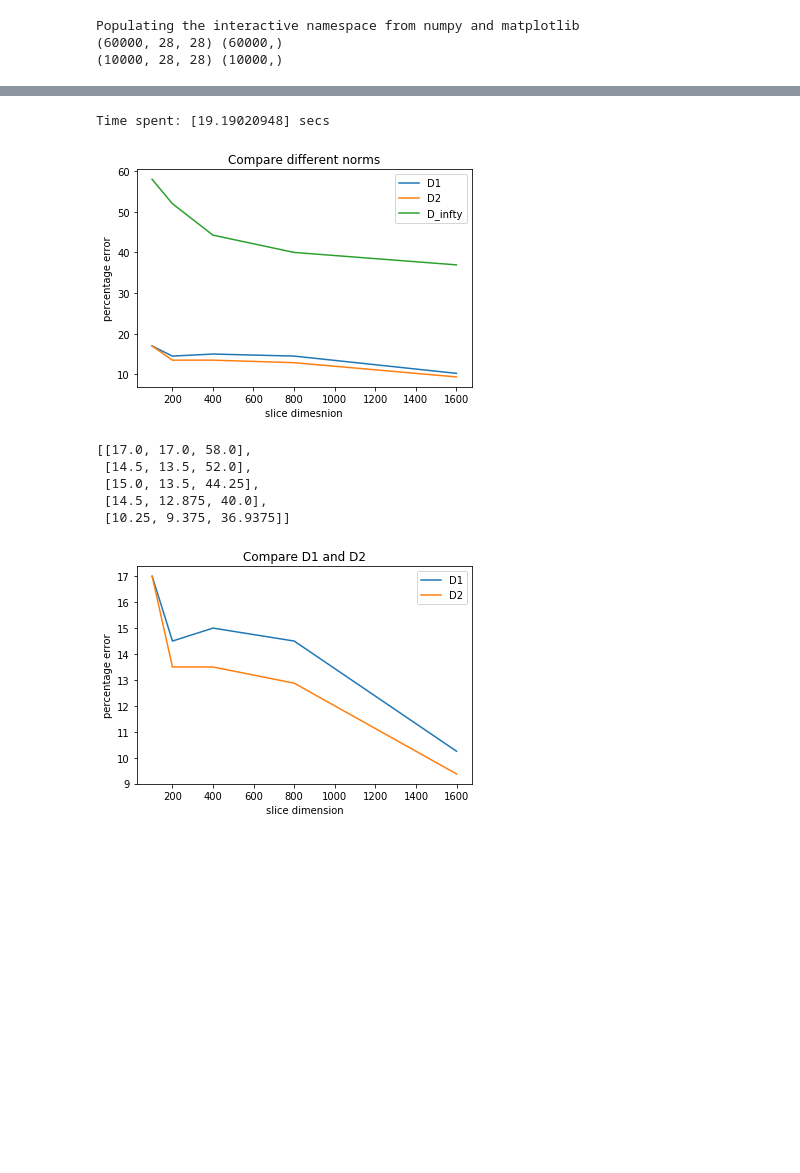
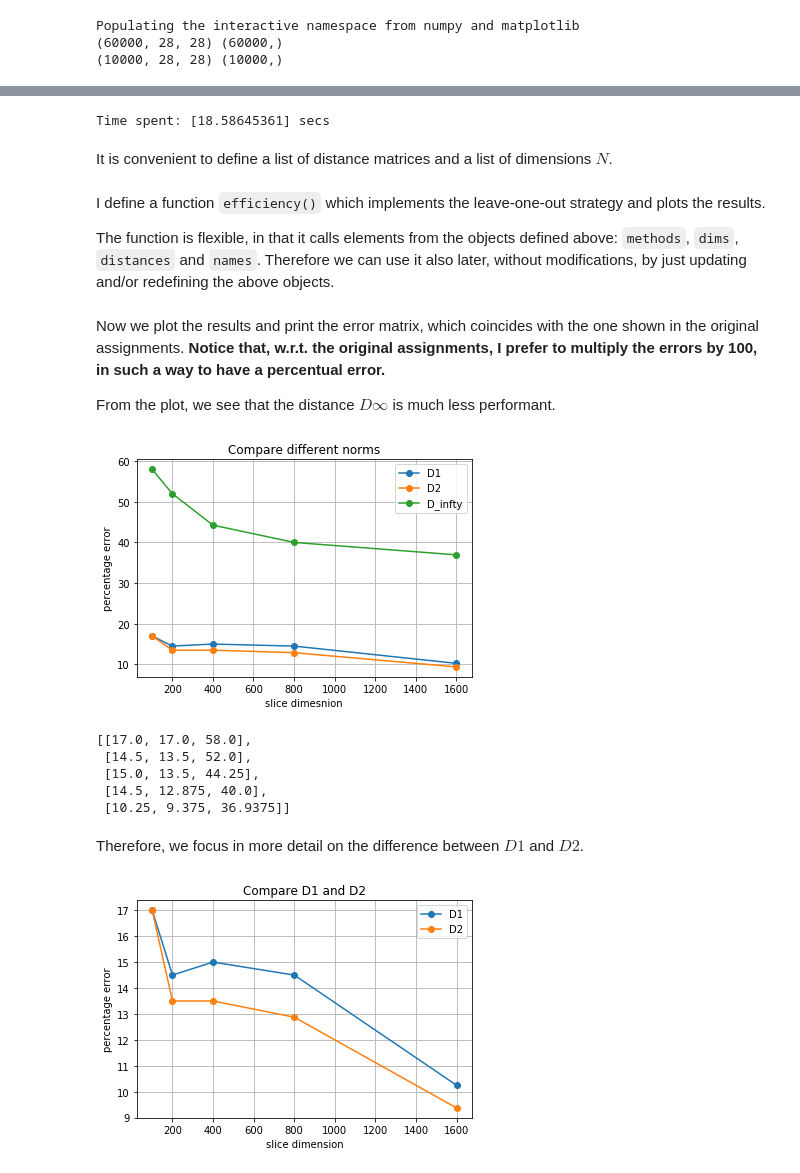
Before and after one commit to cpacilio/P1.4_seed, a Jupyter notebook: final_project/final_project_3.ipynb, the cells around one changed output, grey strips where cells are left out. Drawn from its saved outputs; the diff is of its cells as text; code cells hidden in the pictures; blank space fills up the shorter version.

```diff
--- a/final_project/final_project_3.ipynb
+++ b/final_project/final_project_3.ipynb
@@ -35,5 +53,4 @@ from scipy.integrate import simps as quad ## to integrate (but I will not use it
 # %%
 ## it is convenient to vectorize the images
-S = 1600
-v_train = [x_train[i].reshape(28*28) for i in range(S)]
-v_test = [x_test[i].reshape(28*28) for i in range(S)]
+v_train = [x_train[i].reshape(28*28) for i in range(x_train.shape[0])]
+v_test = [x_test[i].reshape(28*28) for i in range(x_test.shape[0])]
@@ -50,4 +82,4 @@ def _D1(a,b):
 
 ## define d_two
 def _D2(a,b):
-    return sqrt(square(a-b).sum())
+    return square(a-b).sum()
@@ -80,12 +125,12 @@ plt.show()
 # %%
 ## ASSIGNMENT 4 and 5
 ## precompute heavy part of the computation
-N = 1600
+
 with Timer():
-    M1 = my_func(v_train,N,_D1)
-    M2 = my_func(v_train,N,_D2)
-    M3 = my_func(v_train,N,_Dinfty)
-
-methods = [M1,M2,M3]
+    M1 = my_func(v_train,S,_D1)
+    M2 = my_func(v_train,S,_D2)
+    M3 = my_func(v_train,S,_Dinfty)
 # %% [output]
-Time spent: [19.19020948] secs
+Time spent: [18.58645361] secs
+# %% [markdown]
+It is convenient to define a list of distance matrices and a list of dimensions $N$.
@@ -92,6 +140,9 @@ Time spent: [19.19020948] secs
+# %% [markdown]
+I define a function `efficiency()` which implements the leave-one-out strategy and plots the results.
+
+The function is flexible, in that it calls elements from the objects defined above: `methods`, `dims`, `distances` and `names`. Therefore we can use it also later, without modifications, by just updating and/or redefining the above objects.
 # %%
 ## set difference dimensions to test efficiency
-dims = [100,200,400,800,1600]
 
 def efficiency():
     errors = []
@@ -110,35 +161,43 @@ def efficiency():
             loc_errors.append(error_counter*100/num)
         errors.append(loc_errors)
     for k in range(size(distances)):
-        plt.plot(dims,[errors[i][k] for i in range(size(dims)) ],label=names[distances[k]])
+        plt.plot(dims,[errors[i][k] for i in range(size(dims))],'-o',label=names[distances[k]])
     plt.legend()
     plt.xlabel('slice dimesnion')
     plt.ylabel('percentage error')
     plt.title('Compare different norms')
+    plt.grid()
     plt.show()
     return errors
+# %% [markdown]
+Now we plot the results and print the error matrix, which coincides with the one shown in the original assignments. **Notice that, w.r.t. the original assignments, I prefer to multiply the errors by 100, in such a way to have a percentual error.**
+
+From the plot, we see that the distance $D\infty$ is much less performant.
 # %%
 errors = efficiency()
 pprint(errors)
 # %% [output]
-[figure, old version]
+[figure, new version]
 [[17.0, 17.0, 58.0],
  [14.5, 13.5, 52.0],
  [15.0, 13.5, 44.25],
  [14.5, 12.875, 40.0],
  [10.25, 9.375, 36.9375]]
+# %% [markdown]
+Therefore, we focus in more detail on the difference between $D1$ and $D2$.
 # %%
 ## Focus on the difference between D1 and D2
 
-plt.plot(dims,[errors[i][0] for i in range(size(dims))],label='D1')
-plt.plot(dims,[errors[i][1] for i in range(size(dims))],label='D2')
+plt.plot(dims,[errors[i][0] for i in range(size(dims))],'-o',label='D1')
+plt.plot(dims,[errors[i][1] for i in range(size(dims))],'-o',label='D2')
 
 plt.legend()
 plt.title('Compare D1 and D2')
 
 plt.xlabel('slice dimension')
 plt.ylabel('percentage error')
 
+plt.grid()
 plt.show()
 # %% [output]
-[figure, old version]
+[figure, new version]
```
Also changed, not shown: parts of 66 cells of this notebook, 1 other file.
